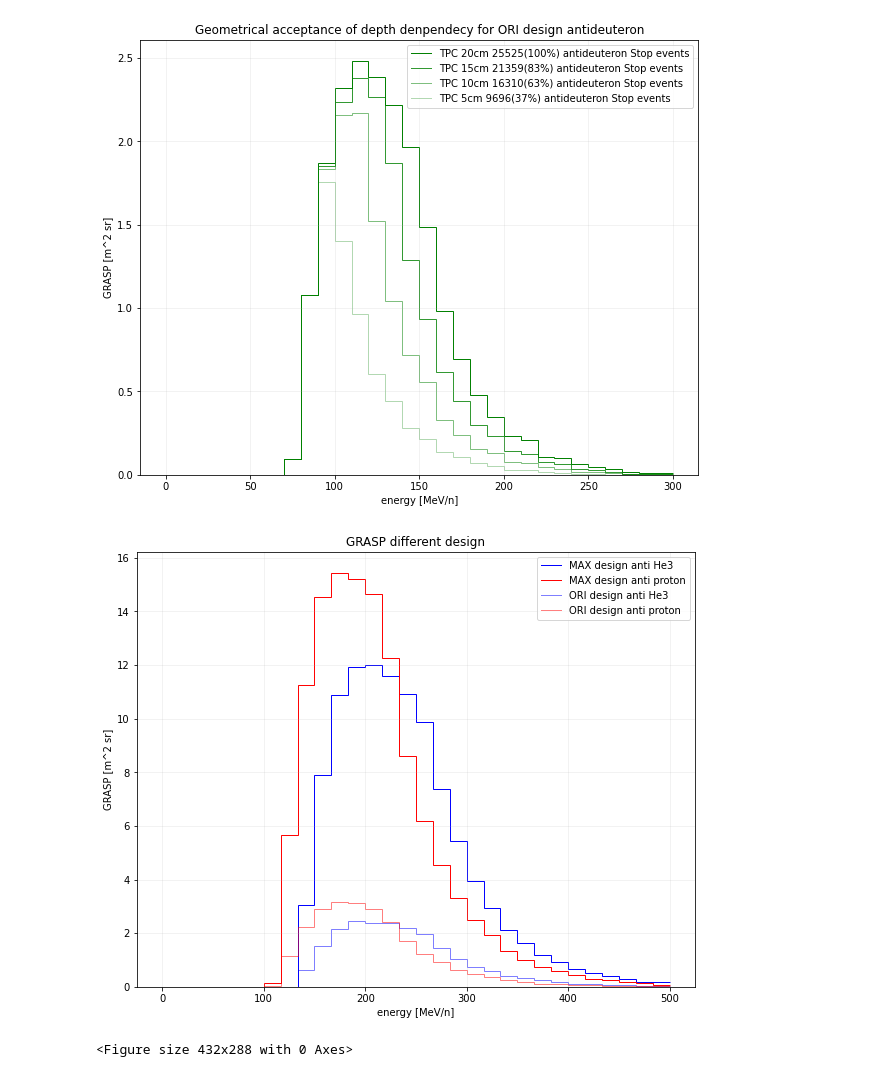
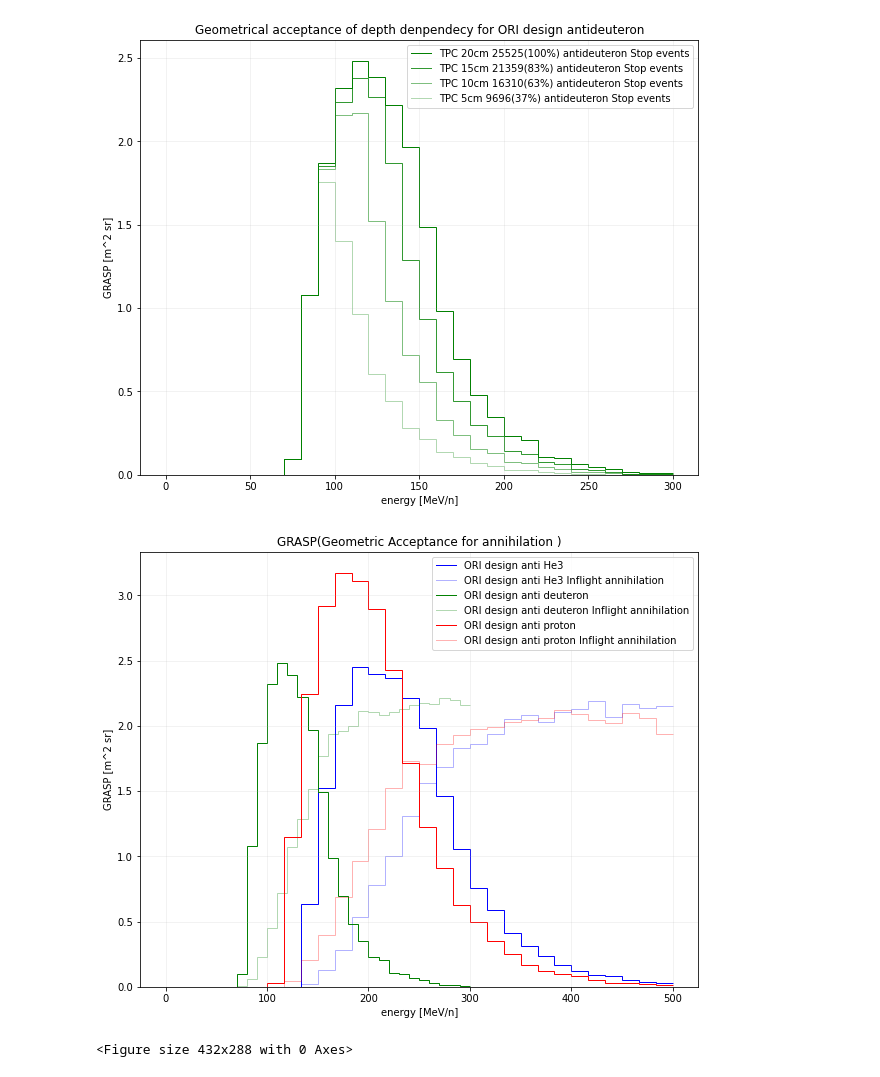
Before and after one commit to Eclipsedclaw/GRAMS, a Jupyter notebook: stats/LArTPC_design_histogram.ipynb, the cells around one changed output. Drawn from its saved outputs; the diff is of its cells as text; code cells hidden in the pictures.

```diff
--- a/stats/LArTPC_design_histogram.ipynb
+++ b/stats/LArTPC_design_histogram.ipynb
@@ -377,35 +377,36 @@ plt.savefig("./Geometrical acceptance.jpg")
 # %%
 """
 Comparison plot
 """
 plt.figure(figsize=(10, 8))
 
 #GRASP_anti_deuteron_T_Stop = [0] * 30
 #anti_deuteron_Stop_T = anti_deuteron_LV3[:,9][anti_deuteron_LV3[:,10]==1]
 #for i in range(30):
 #        GRASP_anti_deuteron_T_Stop[i] = 400 * math.pi * len(anti_deuteron_Stop_T[np.logical_and(anti_deuteron_Stop_T>i*20, anti_deuteron_Stop_T<(i+1)*20)])/(First_Evnets/30)
 
-plt.stairs(GRASP_anti_He3_M_Stop , antiHe3X, baseline=None, label='%s design anti He3'%Second_design, color='b', alpha=0.99)
+#plt.stairs(GRASP_anti_He3_M_Stop , antiHe3X, baseline=None, label='%s design anti He3'%Second_design, color='b', alpha=0.99)
 #plt.stairs(GRASP_anti_deuteron_M_Stop , antideuteronX, baseline=None, label='%s design anti deuteron'%Second_design, color='g', alpha=0.99)
-plt.stairs(GRASP_anti_proton_M_Stop , antiprotonX, baseline=None, label='%s design anti proton'%Second_design, color='r', alpha=0.99)
+#plt.stairs(GRASP_anti_proton_M_Stop , antiprotonX, baseline=None, label='%s design anti proton'%Second_design, color='r', alpha=0.99)
 
-plt.stairs(GRASP_anti_He3_Stop , antiHe3X, baseline=None, label='%s design anti He3'%First_design, color='b', alpha=0.5)
-#plt.stairs(GRASP_anti_He3_Inflight , antiHe3X, baseline=None, label='%s design anti He3 Inflight annihilation'%First_design, color='b', alpha=0.3)
-#plt.stairs(GRASP_anti_deuteron_Stop , antideuteronX, baseline=None, label='cylinder TPC140cm design anti deuteron', color='r', alpha=0.4)
-plt.stairs(GRASP_anti_proton_Stop , antiprotonX, baseline=None, label='%s design anti proton'%First_design, color='r', alpha=0.5)
-#plt.stairs(GRASP_anti_proton_Inflight , antiprotonX, baseline=None, label='%s design anti proton Inflight annihilation'%First_design, color='r', alpha=0.3)
+plt.stairs(GRASP_anti_He3_Stop , antiHe3X, baseline=None, label='%s design anti He3'%First_design, color='b', alpha=0.99)
+plt.stairs(GRASP_anti_He3_Inflight , antiHe3X, baseline=None, label='%s design anti He3 Inflight annihilation'%First_design, color='b', alpha=0.3)
+plt.stairs(GRASP_anti_deuteron_Stop , antideuteronX, baseline=None, label='%s design anti deuteron'%First_design, color='g', alpha=0.99)
+plt.stairs(GRASP_anti_deuteron_Inflight , antideuteronX, baseline=None, label='%s design anti deuteron Inflight annihilation'%First_design, color='g', alpha=0.3)
+plt.stairs(GRASP_anti_proton_Stop , antiprotonX, baseline=None, label='%s design anti proton'%First_design, color='r', alpha=0.99)
+plt.stairs(GRASP_anti_proton_Inflight , antiprotonX, baseline=None, label='%s design anti proton Inflight annihilation'%First_design, color='r', alpha=0.3)
 
 #plt.stairs(GRASP_anti_deuteron_T_Stop , antideuteronX, baseline=None, label='cylinder TPC155cm design anti deuteron', color='r', alpha=0.8)
 
 plt.xlabel("energy [MeV/n]")
 plt.ylabel("GRASP [m^2 sr]")
 plt.legend()
 plt.grid(alpha=0.2)
-plt.title('GRASP different design')
+plt.title('GRASP(Geometric Acceptance for annihilation )')
 plt.show()
 plt.savefig("./Geometrical acceptance.jpg")
 # %% [output]
-[figure, old version]
+[figure, new version]
 <Figure size 432x288 with 0 Axes>
 # %%
 print(len(anti_proton_Stop))
```
Also changed, not shown: 1 other file.
